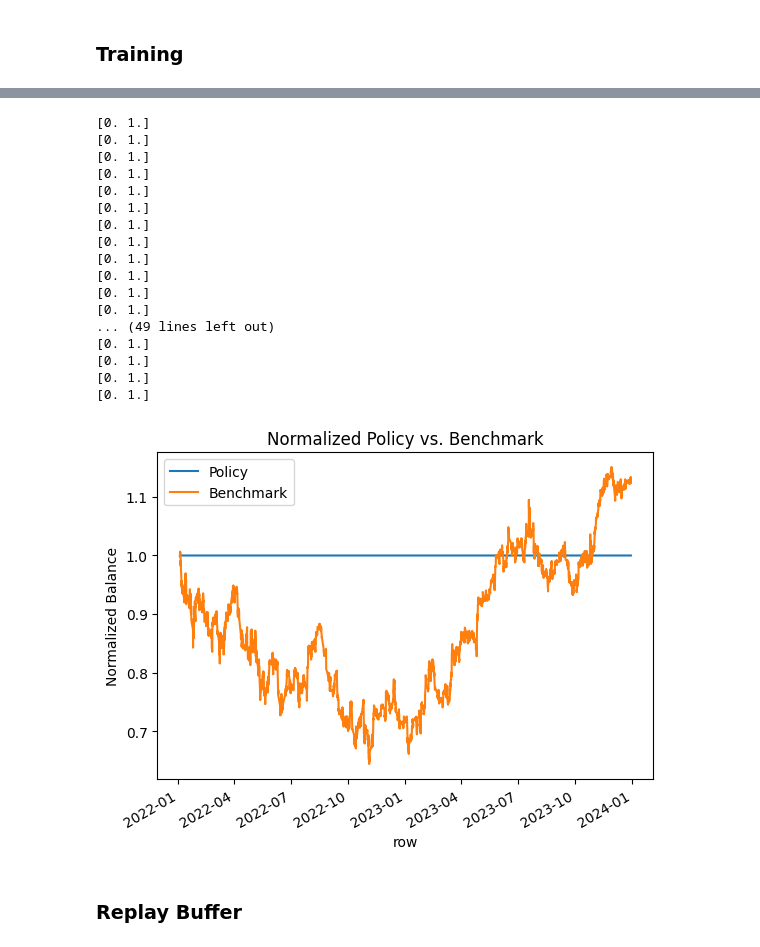
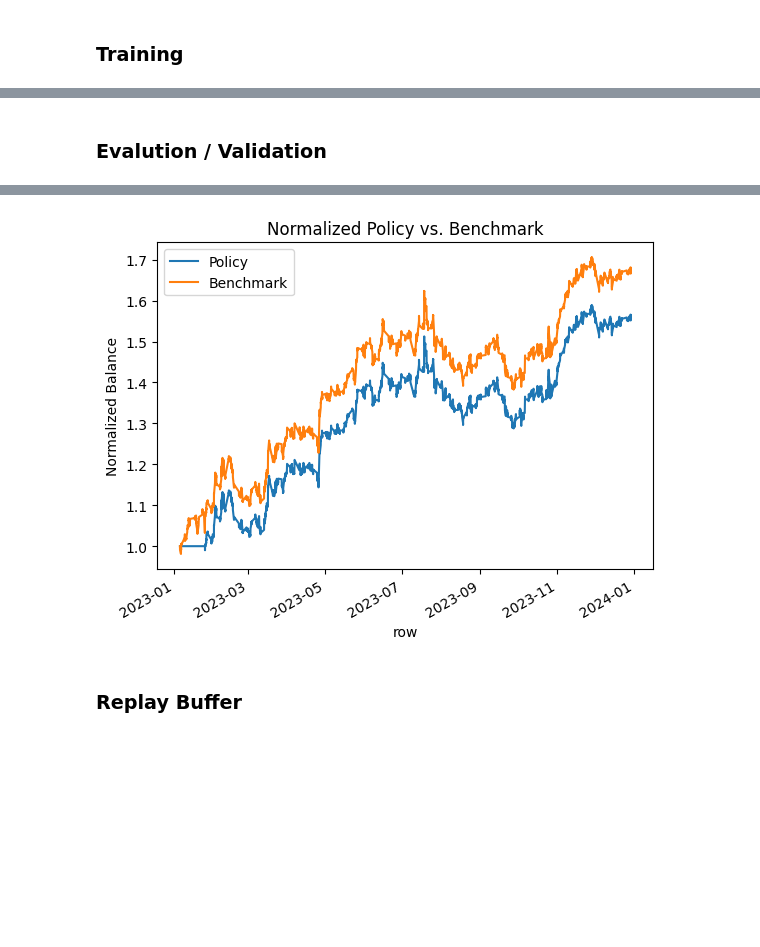
Before and after one commit to AayushMathur7/cs4246-project, a Jupyter notebook: deep_rl_for_optimized_stock_trading.ipynb, the cells around one changed output, grey strips where cells are left out. Saved outputs shown, nothing was run; the diff lists cells and outputs as text; code cells hidden in the pictures; blank space fills up the shorter version.

```diff
--- a/deep_rl_for_optimized_stock_trading.ipynb
+++ b/deep_rl_for_optimized_stock_trading.ipynb
@@ -238,26 +244,38 @@ from stable_baselines3.common.noise import NormalActionNoise, OrnsteinUhlenbeckA
 from stable_baselines3.common.env_checker import check_env
 import torch as th
 
-np.seterr(all="raise")  # define before your code.
+# debugging purposes
+np.seterr(all="raise")
 th.autograd.set_detect_anomaly(True)
 
-
+# read unnormalized data to take the date and normalization parameters
 df = pd.read_csv("input_data.csv")
 min_val = df["Close"].min()
 max_val = df["Close"].max()
-split_index = int(len(df) * 0.8)
-datetime_series_train = pd.to_datetime(df[:split_index]['Date'])
-datetime_series_test = pd.to_datetime(df[split_index:]['Date'])
+
+# split data 80% training, 10% valid, 10% testing
+valid_index = int(len(df) * 0.8)
+test_index = int(len(df) * 0.9)
+
+# Extract the time series to use for info and evaluation
+datetime_series_train = pd.to_datetime(df[:valid_index]['Date'])
+datetime_series_valid = pd.to_datetime(df[valid_index:test_index]['Date'])
+datetime_series_test = pd.to_datetime(df[test_index:]['Date'])
+datetime_series_valid.reset_index(inplace=True, drop=True)
 datetime_series_test.reset_index(inplace=True, drop=True)
-del df
 
+del df # delete for memory
+
+# read normalized data
 df = pd.read_csv("norm_reduced_data.csv")
 
 # Sequentially split the DataFrame
+df_train = df[:valid_index]
+df_valid = df[valid_index:test_index]
+df_test = df[test_index:]
+df_test.reset_index(inplace=True, drop=True)
+df_valid.reset_index(inplace=True, drop=True)
 
-df_train = df[:split_index]
-df_test = df[split_index:]
-df_test.reset_index(inplace=True, drop=True)
-
-env = StockTradingEnv(df_train, sample_window=13, max_val=max_val, min_val=min_val, datetime_series=datetime_series_train)
+# define env and check
+env = StockTradingEnv(df_train, sample_window=45, max_val=max_val, min_val=min_val, datetime_series=datetime_series_train, commission_rate=0.001)
 check_env(env)
@@ -293,10 +325,12 @@ Wrapping the env in a DummyVecEnv.
+# %% [markdown]
+### Evalution / Validation
 # %%
 from stable_baselines3.common.vec_env import DummyVecEnv
 import matplotlib.pyplot as plt
 
-env = StockTradingEnv(df_test, sample_window=13, max_val=max_val, min_val=min_val, datetime_series=datetime_series_test)
+env = StockTradingEnv(df_valid, sample_window=45, max_val=max_val, min_val=min_val, datetime_series=datetime_series_valid, commission_rate=0.001)
 check_env(env)
-model = TD3.load('td3_stock_1', env=env)
+model = PPO.load('ppo_stock', env=env)
 
 obs, info = env.reset()
 done = False
@@ -324,21 +373,4 @@ Wrapping the env in a DummyVecEnv.
-[0. 1.]
-[0. 1.]
-[0. 1.]
-[0. 1.]
-[0. 1.]
-[0. 1.]
-[0. 1.]
-[0. 1.]
-[0. 1.]
-[0. 1.]
-[0. 1.]
-[0. 1.]
-... (49 lines left out)
-[0. 1.]
-[0. 1.]
-[0. 1.]
-[0. 1.]
-[figure, old version]
+[figure, new version]
 # %% [markdown]
 ### Replay Buffer
 # %%
```
Also changed, not shown: parts of 5 cells of this notebook.
